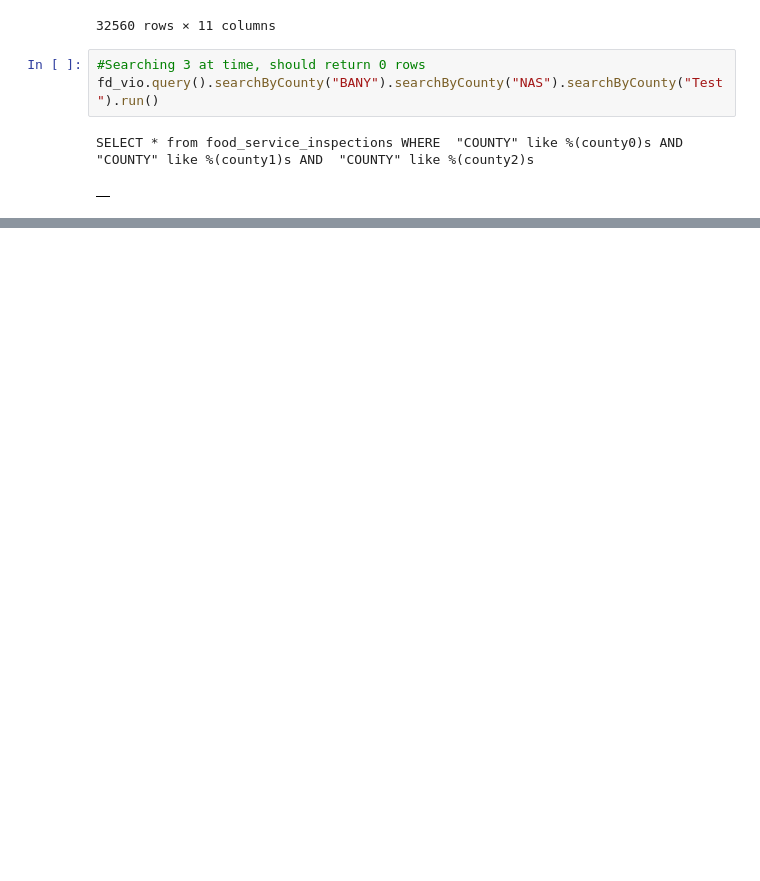
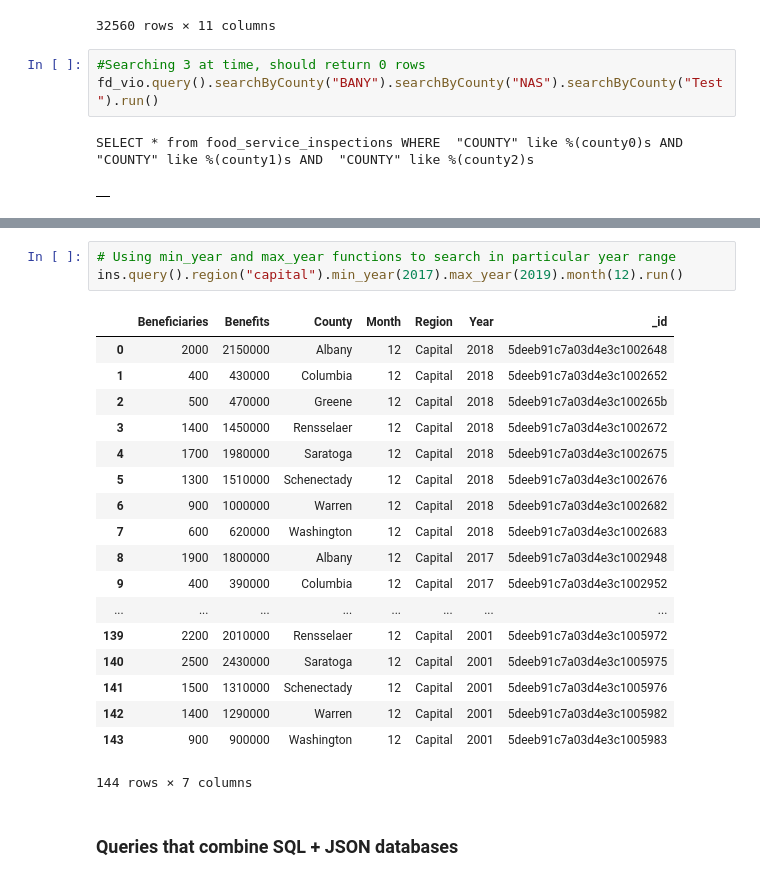
Before and after one commit to Gaurangprasad/DBMS_Fall19_project, a Jupyter notebook: App_Notebook.ipynb, the cells around one changed output, grey strips where cells are left out. Drawn from its saved outputs; the diff is of its cells as text; blank space fills up the shorter version.

Commit message:
JSON DB queries

```diff
--- a/App_Notebook.ipynb
+++ b/App_Notebook.ipynb
@@ -272,0 +397,24 @@ SELECT * from food_service_inspections WHERE  "COUNTY" like %(county0)s AND  "CO
+# %%
+# Using min_year and max_year functions to search in particular year range
+ins.query().region("capital").min_year(2017).max_year(2019).month(12).run()
+# %% [output]
+|  | Beneficiaries | Benefits | County | Month | Region | Year | _id |
+| 0 | 2000 | 2150000 | Albany | 12 | Capital | 2018 | 5deeb91c7a03d4e3c1002648 |
+| 1 | 400 | 430000 | Columbia | 12 | Capital | 2018 | 5deeb91c7a03d4e3c1002652 |
+| 2 | 500 | 470000 | Greene | 12 | Capital | 2018 | 5deeb91c7a03d4e3c100265b |
+| 3 | 1400 | 1450000 | Rensselaer | 12 | Capital | 2018 | 5deeb91c7a03d4e3c1002672 |
+| 4 | 1700 | 1980000 | Saratoga | 12 | Capital | 2018 | 5deeb91c7a03d4e3c1002675 |
+| 5 | 1300 | 1510000 | Schenectady | 12 | Capital | 2018 | 5deeb91c7a03d4e3c1002676 |
+| 6 | 900 | 1000000 | Warren | 12 | Capital | 2018 | 5deeb91c7a03d4e3c1002682 |
+| 7 | 600 | 620000 | Washington | 12 | Capital | 2018 | 5deeb91c7a03d4e3c1002683 |
+| 8 | 1900 | 1800000 | Albany | 12 | Capital | 2017 | 5deeb91c7a03d4e3c1002948 |
+| 9 | 400 | 390000 | Columbia | 12 | Capital | 2017 | 5deeb91c7a03d4e3c1002952 |
+| ... | ... | ... | ... | ... | ... | ... | ... |
+| 139 | 2200 | 2010000 | Rensselaer | 12 | Capital | 2001 | 5deeb91c7a03d4e3c1005972 |
+| 140 | 2500 | 2430000 | Saratoga | 12 | Capital | 2001 | 5deeb91c7a03d4e3c1005975 |
+| 141 | 1500 | 1310000 | Schenectady | 12 | Capital | 2001 | 5deeb91c7a03d4e3c1005976 |
+| 142 | 1400 | 1290000 | Warren | 12 | Capital | 2001 | 5deeb91c7a03d4e3c1005982 |
+| 143 | 900 | 900000 | Washington | 12 | Capital | 2001 | 5deeb91c7a03d4e3c1005983 |
+144 rows × 7 columns
+# %% [markdown]
+### Queries that combine SQL + JSON databases
```
Also changed, not shown: parts of 9 cells of this notebook, 1 other file.
